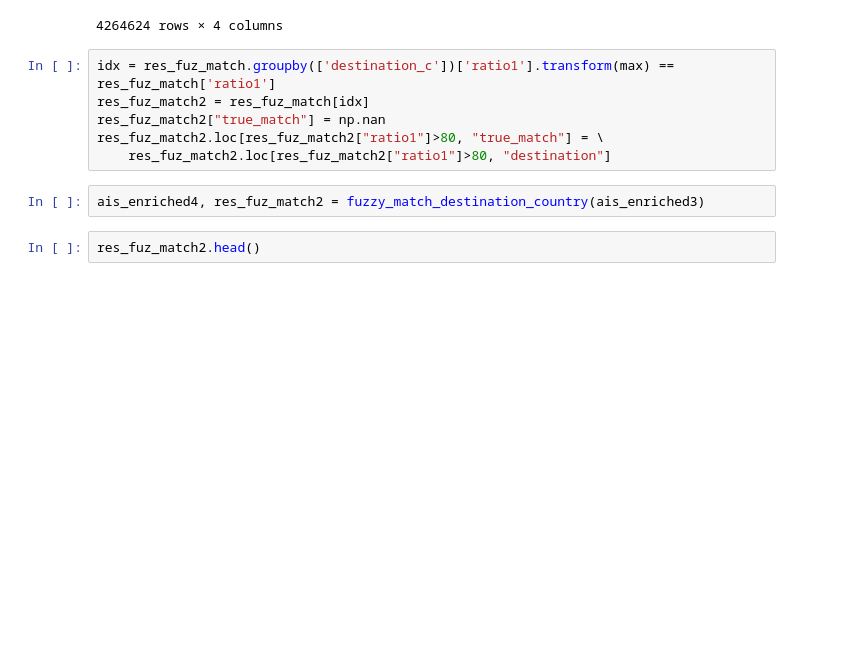
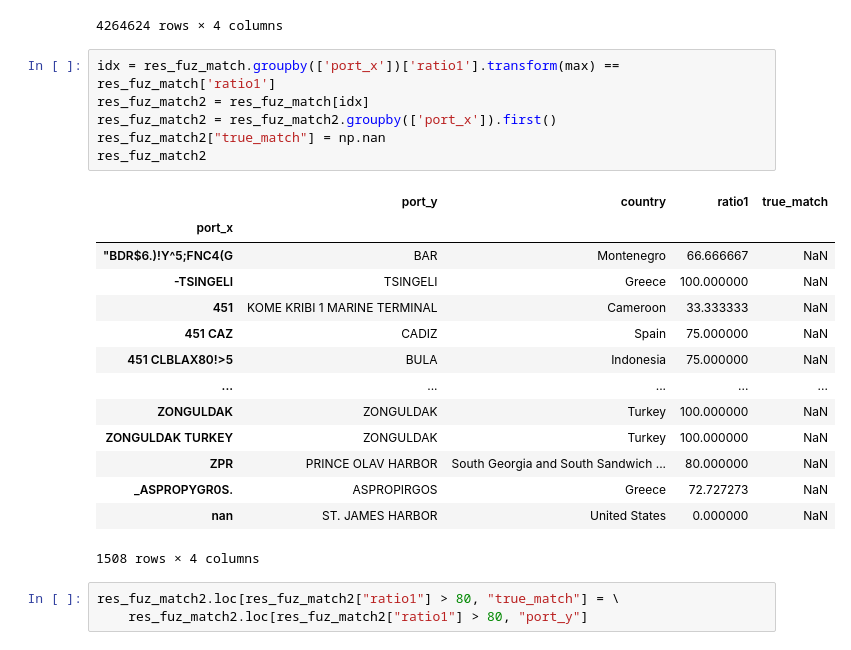
Before and after one commit to InseeFrLab/hackathon-un-2022, a Jupyter notebook: notebooks/compute_agg_stats.ipynb, the cells around one changed output. Cells and saved outputs as stored; diff of their text form; blank space fills up the shorter version.

```diff
--- a/notebooks/compute_agg_stats.ipynb
+++ b/notebooks/compute_agg_stats.ipynb
@@ -209,13 +209,27 @@ res_fuz_match
 | 4264622 | _ASPROPYGR0S. | HUELVA | Spain | 25.000000 |
 | 4264623 | _ASPROPYGR0S. | BERGEN | Norway | 33.333333 |
 4264624 rows × 4 columns
-# %%
-idx = res_fuz_match.groupby(['destination_c'])['ratio1'].transform(max) == res_fuz_match['ratio1']
-res_fuz_match2 = res_fuz_match[idx]
-res_fuz_match2["true_match"] = np.nan
-res_fuz_match2.loc[res_fuz_match2["ratio1"]>80, "true_match"] = \
-    res_fuz_match2.loc[res_fuz_match2["ratio1"]>80, "destination"]
-# %%
-ais_enriched4, res_fuz_match2 = fuzzy_match_destination_country(ais_enriched3)
-# %%
-res_fuz_match2.head()
+# %%
+idx = res_fuz_match.groupby(['port_x'])['ratio1'].transform(max) == res_fuz_match['ratio1']
+res_fuz_match2 = res_fuz_match[idx]
+res_fuz_match2 = res_fuz_match2.groupby(['port_x']).first()
+res_fuz_match2["true_match"] = np.nan
+res_fuz_match2
+# %% [output]
+|  | port_y | country | ratio1 | true_match |
+| port_x |  |  |  |  |
+| "BDR$6.)!Y^5;FNC4(G | BAR | Montenegro | 66.666667 | NaN |
+| -TSINGELI | TSINGELI | Greece | 100.000000 | NaN |
+| 451 | KOME KRIBI 1 MARINE TERMINAL | Cameroon | 33.333333 | NaN |
+| 451 CAZ | CADIZ | Spain | 75.000000 | NaN |
+| 451 CLBLAX80!>5 | BULA | Indonesia | 75.000000 | NaN |
+| ... | ... | ... | ... | ... |
+| ZONGULDAK | ZONGULDAK | Turkey | 100.000000 | NaN |
+| ZONGULDAK TURKEY | ZONGULDAK | Turkey | 100.000000 | NaN |
+| ZPR | PRINCE OLAV HARBOR | South Georgia and South Sandwich ... | 80.000000 | NaN |
+| _ASPROPYGR0S. | ASPROPIRGOS | Greece | 72.727273 | NaN |
+| nan | ST. JAMES HARBOR | United States | 0.000000 | NaN |
+1508 rows × 4 columns
+# %%
+res_fuz_match2.loc[res_fuz_match2["ratio1"] > 80, "true_match"] = \
+    res_fuz_match2.loc[res_fuz_match2["ratio1"] > 80, "port_y"]
```
Also changed, not shown: parts of 4 cells of this notebook.
